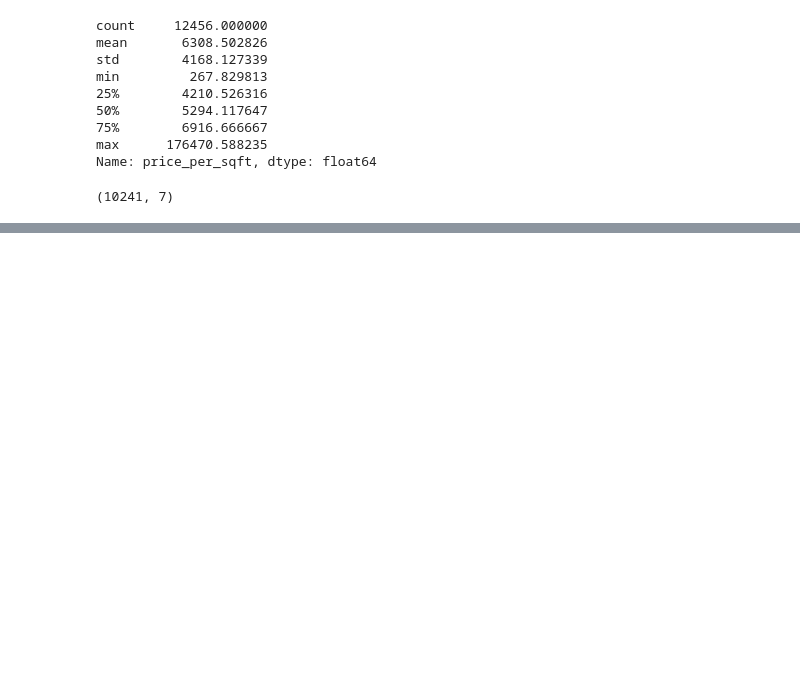
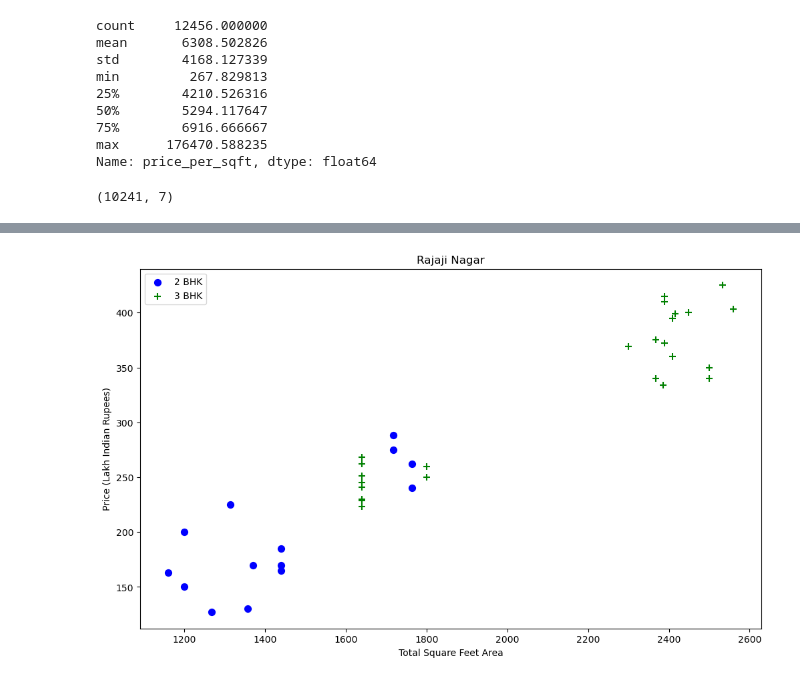
Before and after one commit to Daotrung1311/Price_prediction, a Jupyter notebook: price_pred.ipynb, the cells around one changed output, grey strips where cells are left out. Saved outputs shown, nothing was run; the diff lists cells and outputs as text; code cells hidden in the pictures; blank space fills up the shorter version.

```diff
--- a/price_pred.ipynb
+++ b/price_pred.ipynb
@@ -289,0 +335,5 @@ df7.shape
+# %%
+
+plot_scatter_chart(df8,"Rajaji Nagar")
+# %% [output]
+[figure, added]
```
Also changed, not shown: parts of 31 cells of this notebook.
